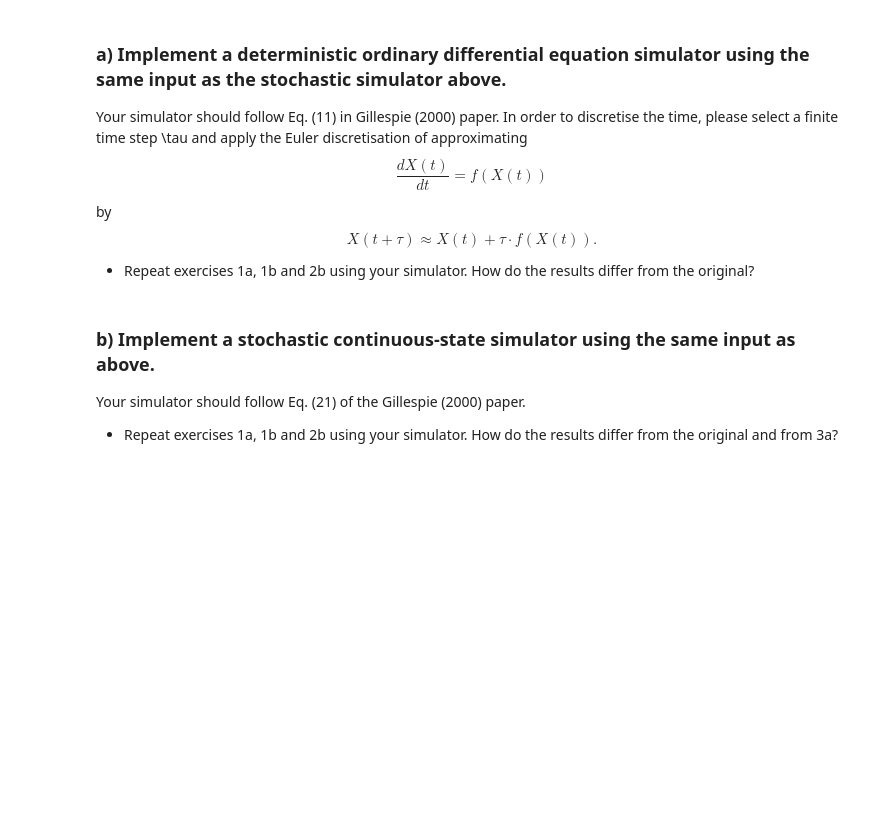
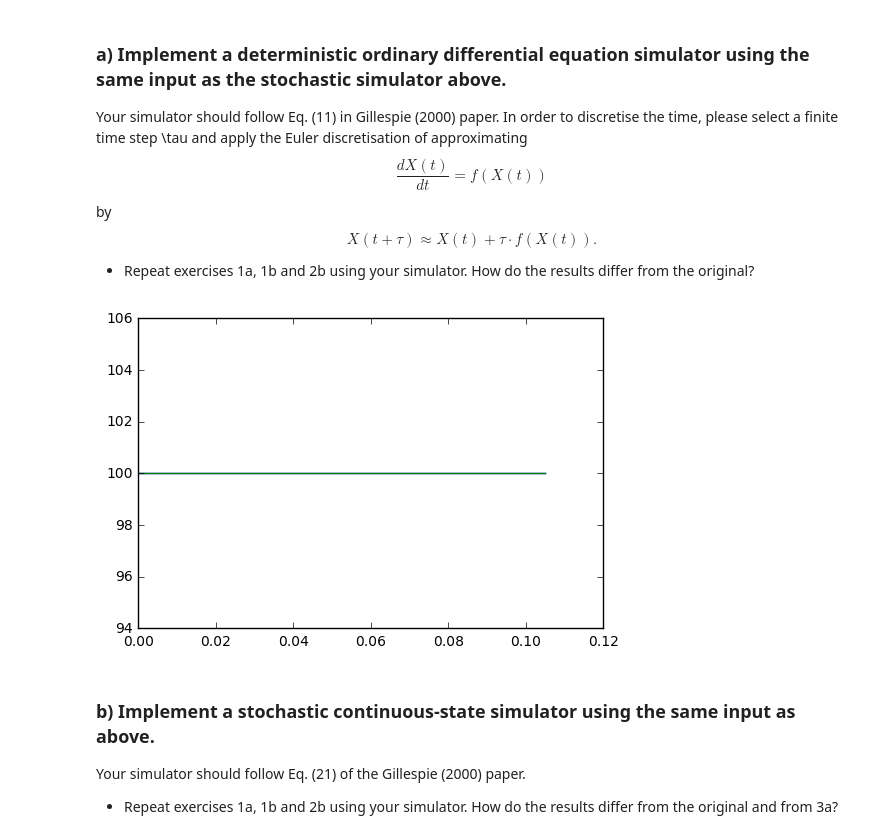
Before and after one commit to belochka/Bioinf, a Jupyter notebook: DynamicNetworkSimulation.ipynb, the cells around one changed output. Drawn from its saved outputs; the diff is of its cells as text; code cells hidden in the pictures; blank space fills up the shorter version.

```diff
--- a/DynamicNetworkSimulation.ipynb
+++ b/DynamicNetworkSimulation.ipynb
@@ -508,70 +508,62 @@ def simulate_reaction_ode(initstate, inputs, outputs, rates, numsteps, tau):
     for j in range(M):
         for i in range(N):
             v[j][i] = outputs[j][i] - inputs[j][i]
-    # ...
+    # Implementation of the macroscopic reaction rate equation (Gillespie 2000, equation 11)
+    # TODO: Check strange behavior!
     for i in range(numsteps):
-        t_cur += tau
-        Thist[i+1] = t_cur
-
+        Thist[i+1] = Thist[i] + tau
         for k in range(N):
             if state[k] < 0:
                 state = np.zeros(N)
                 rates = np.zeros(M)
-
         h = np.ones(M)
         for j in range(M):
             for k in range(N):
                 h[j] *= ssp.binom(state[k], inputs[j][k])
-        a = h * rates  # vector with indices [0, .., M-1]
-
-#         print('h ', h)
-#         print('a ', a)
-
+        a = h * rates   # vector with indices [0, .., M-1]
         fx = np.zeros(N)
         for j in range(M):
             fx += v[j] * a[j]
-
-#         print('fx ', fx)
-
         state += tau * fx
         Nhist[i+1,:] = state
-    # ...
     return (Thist, Nhist)
 
 
 #1a)
 # 5.458 — average time from task 1a. This one, compared to 1a), is 'stable': every run ends up at the same curve, opposite to 1a)
-# for i in range(5):
-#     Thist, Nhist = simulate_reaction_ode(np.array([100]), np.array([[1]]), np.array([[0]]), np.array([1]), 100, 5.458/100)
-#     plt.plot(Thist, Nhist)
-# plt.show()
+#for i in range(5):
+#    Thist, Nhist = simulate_reaction_ode(np.array([100]), np.array([[1]]), np.array([[0]]), np.array([1]), 100, 5.458/100)
+#    plt.plot(Thist, Nhist)
+#plt.show()
 
 #1b)
 #decreasing, since v = [0.8, -1], => fx = h*(0.8 - 1) = h * (-0.2)
-# Thist, Nhist = simulate_reaction_ode(np.array([100]), np.array([[1],[1]]), np.array([[2],[0]]), np.array([0.8,1]), 100, 1)
-# plt.plot(Thist, Nhist)
-# plt.show()
+#Thist, Nhist = simulate_reaction_ode(np.array([100]), np.array([[1],[1]]), np.array([[2],[0]]), np.array([0.8,1]), 100, 1)
+#plt.plot(Thist, Nhist)
+#plt.show()
 
 #constant, since v = [1, -1], => fx = h*(1 - 1) = h * 1
 # Thist, Nhist = simulate_reaction_ode(np.array([100]), np.array([[1],[1]]), np.array([[2],[0]]), np.array([1,1]), 100, 1)
 # plt.plot(Thist, Nhist)
 # plt.show()
 
 #increasing, since v = [1.2, -1], => fx = h*(1.2 - 1) = h * 0.2
 # Thist, Nhist = simulate_reaction_ode(np.array([100]), np.array([[1],[1]]), np.array([[2],[0]]), np.array([1.2,1]), 100, 1)
 # plt.plot(Thist, Nhist)
 # plt.show()
 
 #2b)
 # only the case with rates=[0.1,10,10] (fx = [0,0]) will be constant
 # v tells us that chances of all reactions should be almost equal in order for system to live (fx=[a1-a3, -a1+a2] and state[i] > fx[i] for each i in 0..N-1)
-# Thist, Nhist = simulate_reaction_ode(np.array([1, 100]), np.array([[1, 1],[0,1],[1,0]]), np.array([[2,0],[0,2],[0,0]]), np.array([0.1, 10, 10]), 100, 3.5/100)
-# Thist, Nhist = simulate_reaction_ode(np.array([100, 100]), np.array([[1, 1],[0,1],[1,0]]), np.array([[2,0],[0,2],[0,0]]), np.array([0.1, 10, 10]), 3, 3.5/100)
-Thist, Nhist = simulate_reaction_ode(np.array([100, 100]), np.array([[1, 1],[0,1],[1,0]]), np.array([[2,0],[0,2],[0,0]]), np.array([0.01, 10, 10]), 50000, 50/50000)
-# Thist, Nhist = simulate_reaction_ode(np.array([100, 100]), np.array([[1, 1],[0,1],[1,0]]), np.array([[2,0],[0,2],[0,0]]), np.array([0.1, 5, 10]), 50000, 50/50000)
-# Thist, Nhist = simulate_reaction_ode(np.array([100, 100]), np.array([[1, 1],[0,1],[1,0]]), np.array([[2,0],[0,2],[0,0]]), np.array([0.1, 10, 7]), 50000, 50/50000)
+#Thist, Nhist = simulate_reaction_ode(np.array([1, 100]), np.array([[1, 1],[0,1],[1,0]]), np.array([[2,0],[0,2],[0,0]]), np.array([0.1, 10, 10]), 100, 3.5/100)
+Thist, Nhist = simulate_reaction_ode(np.array([100, 100]), np.array([[1, 1],[0,1],[1,0]]), np.array([[2,0],[0,2],[0,0]]), np.array([0.1, 10, 10]), 3, 3.5/100)
+#Thist, Nhist = simulate_reaction_ode(np.array([100, 100]), np.array([[1, 1],[0,1],[1,0]]), np.array([[2,0],[0,2],[0,0]]), np.array([0.01, 10, 10]), 50000, 50/50000)
+#Thist, Nhist = simulate_reaction_ode(np.array([100, 100]), np.array([[1, 1],[0,1],[1,0]]), np.array([[2,0],[0,2],[0,0]]), np.array([0.1, 5, 10]), 50000, 50/50000)
+#Thist, Nhist = simulate_reaction_ode(np.array([100, 100]), np.array([[1, 1],[0,1],[1,0]]), np.array([[2,0],[0,2],[0,0]]), np.array([0.1, 10, 7]), 50000, 50/50000)
 plt.plot(Thist, Nhist)
 plt.show()
+# %% [output]
+[figure, added]
 # %% [markdown]
 ### b) Implement a stochastic continuous-state simulator using the same input as above.
 
```
